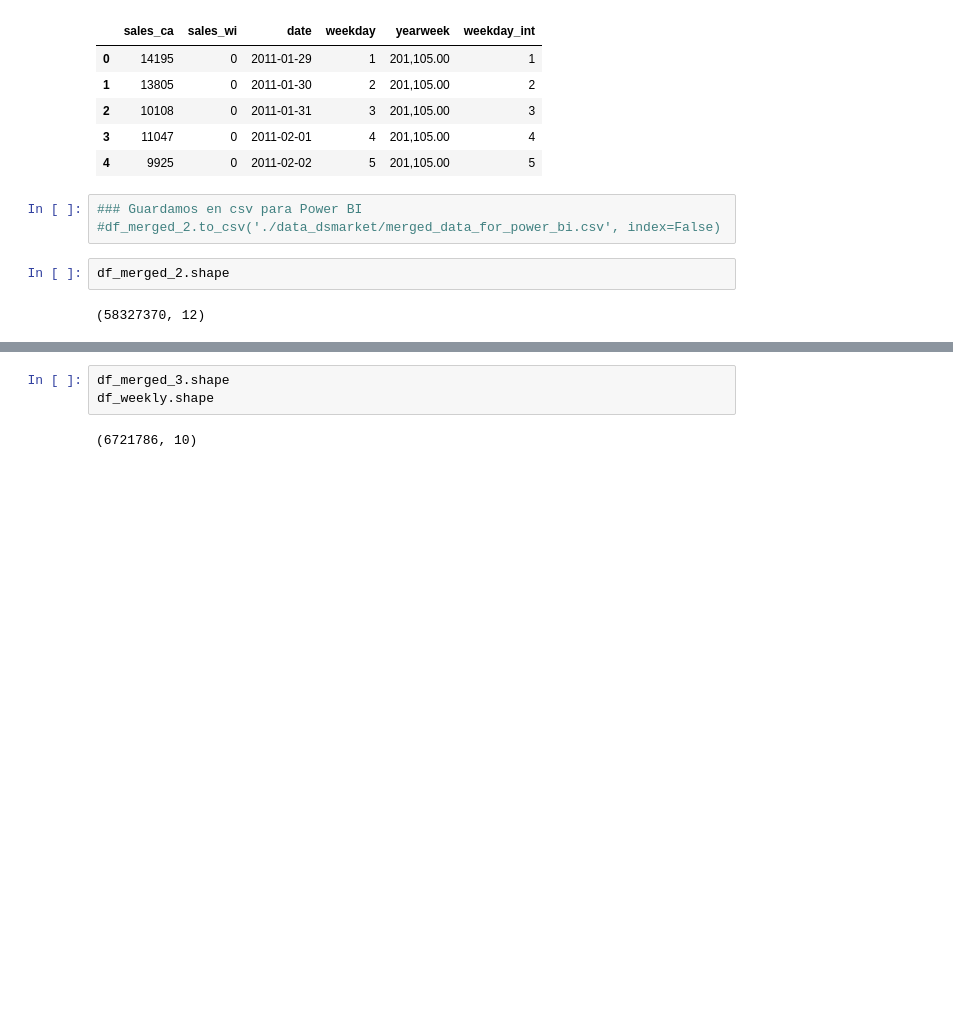
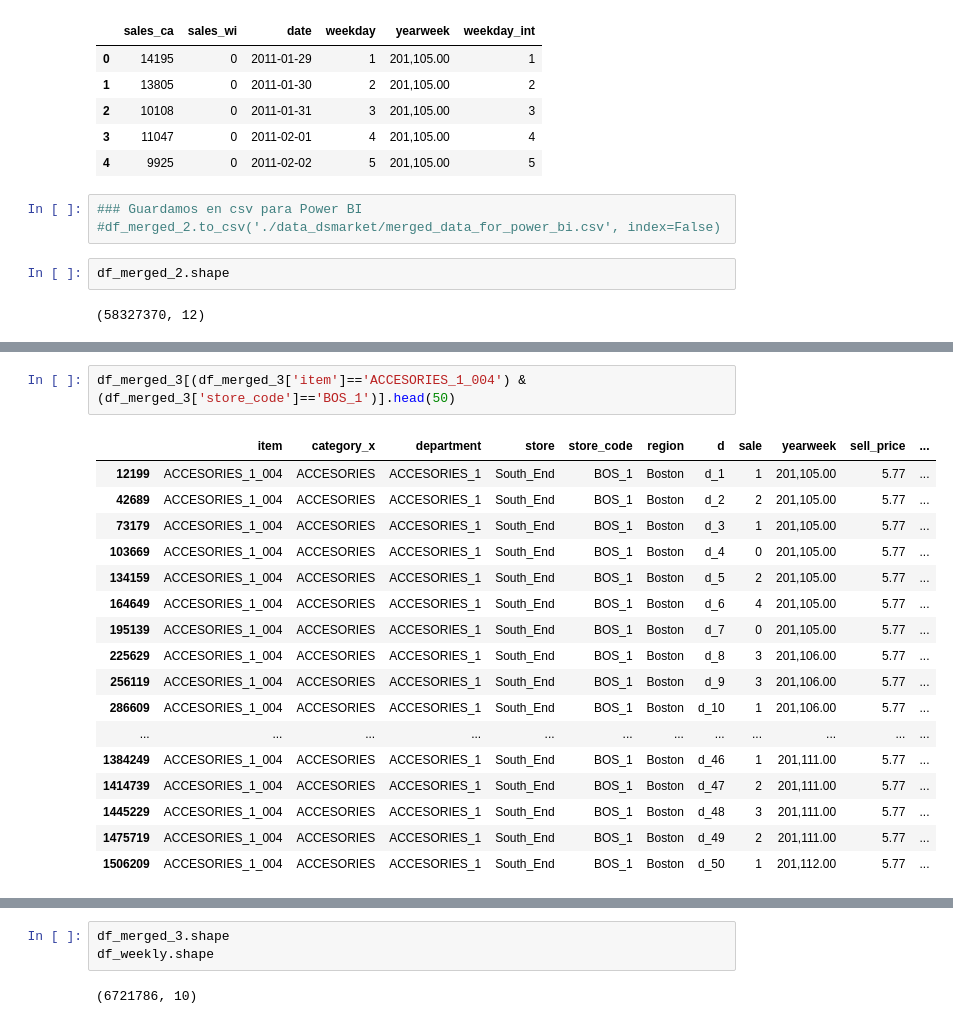
Before and after one commit to asansal/DS_market_Capstone, a Jupyter notebook: first_steps_dsmarket.ipynb, the cells around one changed output, grey strips where cells are left out. Cells and saved outputs as stored; diff of their text form; blank space fills up the shorter version.

```diff
--- a/first_steps_dsmarket.ipynb
+++ b/first_steps_dsmarket.ipynb
@@ -666,6 +660,26 @@ See the caveats in the documentation: https://pandas.pydata.org/pandas-docs/stab
   df_merged_3['daily_revenue'] = df_merged_3['sale'] * df_merged_3['sell_price']
 Grouping data... this might take a moment.
 KeyError: 'id'
+# %%
+df_merged_3[(df_merged_3['item']=='ACCESORIES_1_004') & (df_merged_3['store_code']=='BOS_1')].head(50)
+# %% [output]
+|  | item | category_x | department | store | store_code | region | d | sale | yearweek | sell_price | ... |
+| 12199 | ACCESORIES_1_004 | ACCESORIES | ACCESORIES_1 | South_End | BOS_1 | Boston | d_1 | 1 | 201,105.00 | 5.77 | ... |
+| 42689 | ACCESORIES_1_004 | ACCESORIES | ACCESORIES_1 | South_End | BOS_1 | Boston | d_2 | 2 | 201,105.00 | 5.77 | ... |
+| 73179 | ACCESORIES_1_004 | ACCESORIES | ACCESORIES_1 | South_End | BOS_1 | Boston | d_3 | 1 | 201,105.00 | 5.77 | ... |
+| 103669 | ACCESORIES_1_004 | ACCESORIES | ACCESORIES_1 | South_End | BOS_1 | Boston | d_4 | 0 | 201,105.00 | 5.77 | ... |
+| 134159 | ACCESORIES_1_004 | ACCESORIES | ACCESORIES_1 | South_End | BOS_1 | Boston | d_5 | 2 | 201,105.00 | 5.77 | ... |
+| 164649 | ACCESORIES_1_004 | ACCESORIES | ACCESORIES_1 | South_End | BOS_1 | Boston | d_6 | 4 | 201,105.00 | 5.77 | ... |
+| 195139 | ACCESORIES_1_004 | ACCESORIES | ACCESORIES_1 | South_End | BOS_1 | Boston | d_7 | 0 | 201,105.00 | 5.77 | ... |
+| 225629 | ACCESORIES_1_004 | ACCESORIES | ACCESORIES_1 | South_End | BOS_1 | Boston | d_8 | 3 | 201,106.00 | 5.77 | ... |
+| 256119 | ACCESORIES_1_004 | ACCESORIES | ACCESORIES_1 | South_End | BOS_1 | Boston | d_9 | 3 | 201,106.00 | 5.77 | ... |
+| 286609 | ACCESORIES_1_004 | ACCESORIES | ACCESORIES_1 | South_End | BOS_1 | Boston | d_10 | 1 | 201,106.00 | 5.77 | ... |
+| ... | ... | ... | ... | ... | ... | ... | ... | ... | ... | ... | ... |
+| 1384249 | ACCESORIES_1_004 | ACCESORIES | ACCESORIES_1 | South_End | BOS_1 | Boston | d_46 | 1 | 201,111.00 | 5.77 | ... |
+| 1414739 | ACCESORIES_1_004 | ACCESORIES | ACCESORIES_1 | South_End | BOS_1 | Boston | d_47 | 2 | 201,111.00 | 5.77 | ... |
+| 1445229 | ACCESORIES_1_004 | ACCESORIES | ACCESORIES_1 | South_End | BOS_1 | Boston | d_48 | 3 | 201,111.00 | 5.77 | ... |
+| 1475719 | ACCESORIES_1_004 | ACCESORIES | ACCESORIES_1 | South_End | BOS_1 | Boston | d_49 | 2 | 201,111.00 | 5.77 | ... |
+| 1506209 | ACCESORIES_1_004 | ACCESORIES | ACCESORIES_1 | South_End | BOS_1 | Boston | d_50 | 1 | 201,112.00 | 5.77 | ... |
 # %%
 # We include all static columns (ID, Store, Item, etc) so they remain in the final dataset
 static_cols = ['item', 'store_code', 'category_x', 'department', 'region', 'store']
```
Also changed, not shown: parts of 34 cells of this notebook, 3 other files.
